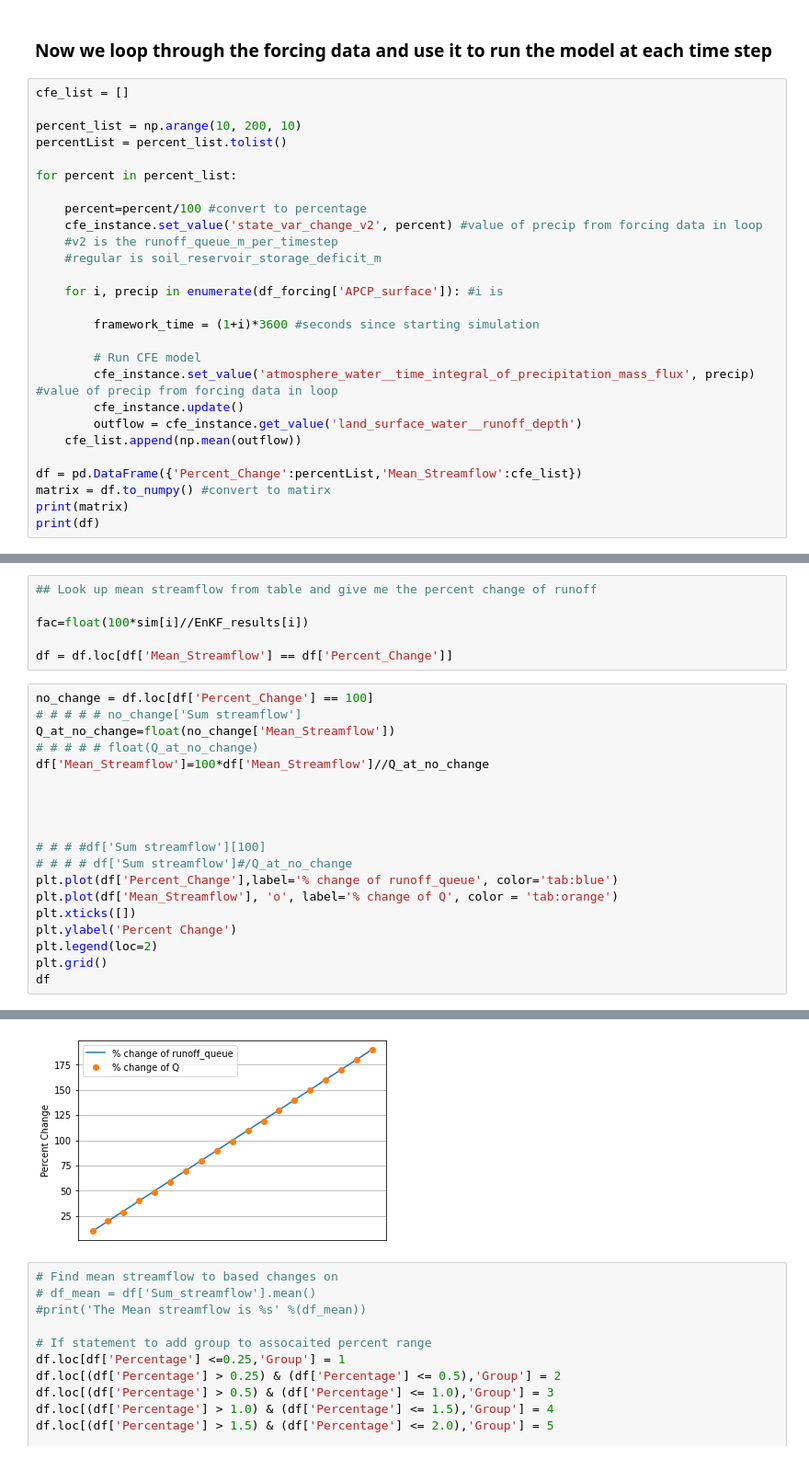
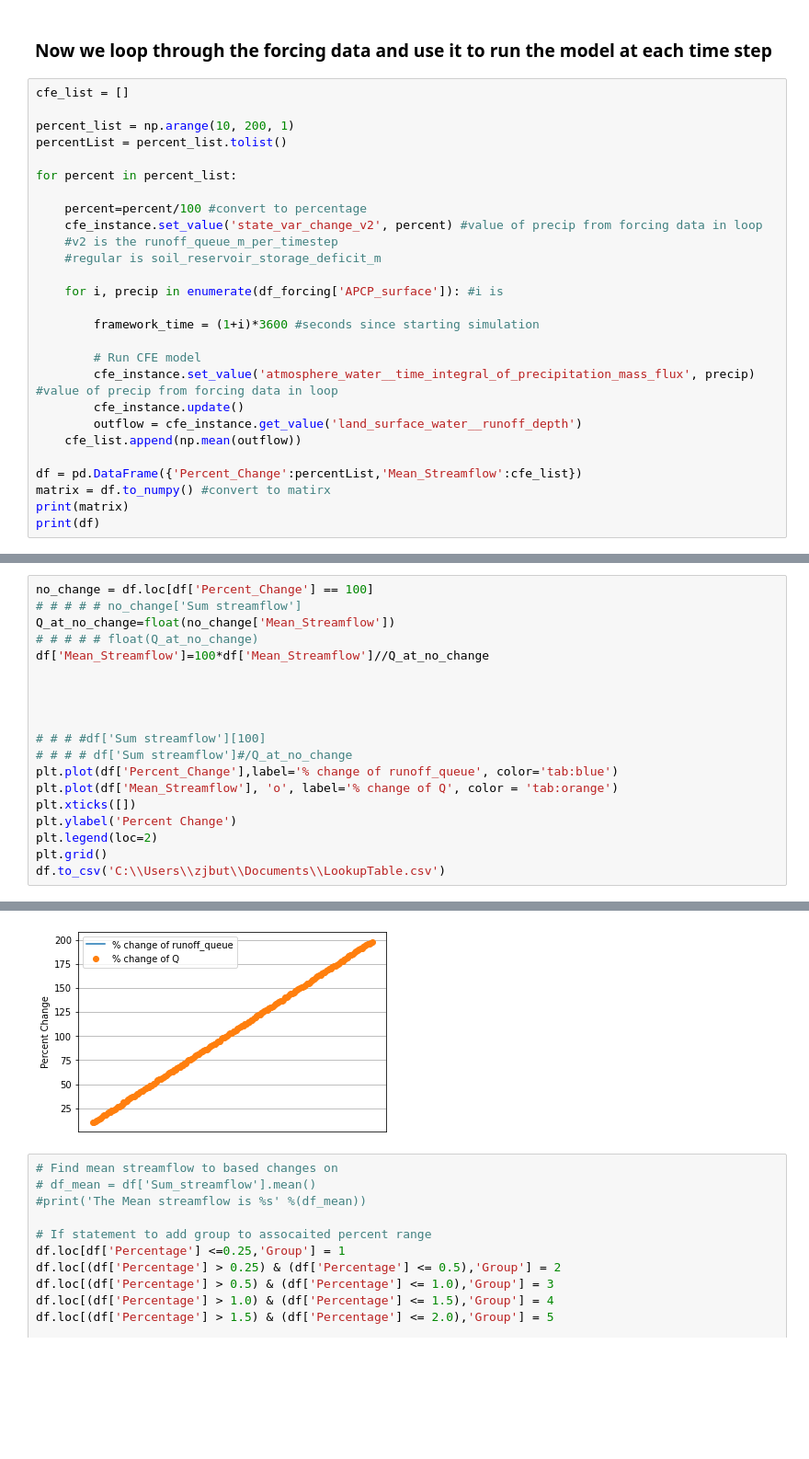
Before and after one commit to zbutler33/NextGen---The-Simulators-, a Jupyter notebook: Toy_Model/State_VarChanges.ipynb, the cells around one changed output, grey strips where cells are left out. Shown at 92% size. Cells and saved outputs as stored; diff of their text form; blank space fills up the shorter version.

```diff
--- a/Toy_Model/State_VarChanges.ipynb
+++ b/Toy_Model/State_VarChanges.ipynb
@@ -69,7 +69,7 @@ print(cfe_output_lists)
 # %%
 cfe_list = []
 
-percent_list = np.arange(10, 200, 10)
+percent_list = np.arange(10, 200, 1)
 percentList = percent_list.tolist()
 
 for percent in percent_list:
@@ -114,9 +114,3 @@ print(df)
-# %%
-## Look up mean streamflow from table and give me the percent change of runoff
-
-fac=float(100*sim[i]//EnKF_results[i])
-
-df = df.loc[df['Mean_Streamflow'] == df['Percent_Change']]
 # %%
 no_change = df.loc[df['Percent_Change'] == 100]
 # # # # # no_change['Sum streamflow']
@@ -135,5 +129,5 @@ plt.xticks([])
 plt.ylabel('Percent Change')
 plt.legend(loc=2)
 plt.grid()
-df
+df.to_csv('C:\\Users\\zjbut\\Documents\\LookupTable.csv')
 # %% [output]
@@ -157,4 +134,4 @@ df
-[figure, old version]
+[figure, new version]
 # %%
 # Find mean streamflow to based changes on
 # df_mean = df['Sum_streamflow'].mean()
```
Also changed, not shown: parts of 2 cells of this notebook, 9 other files.
